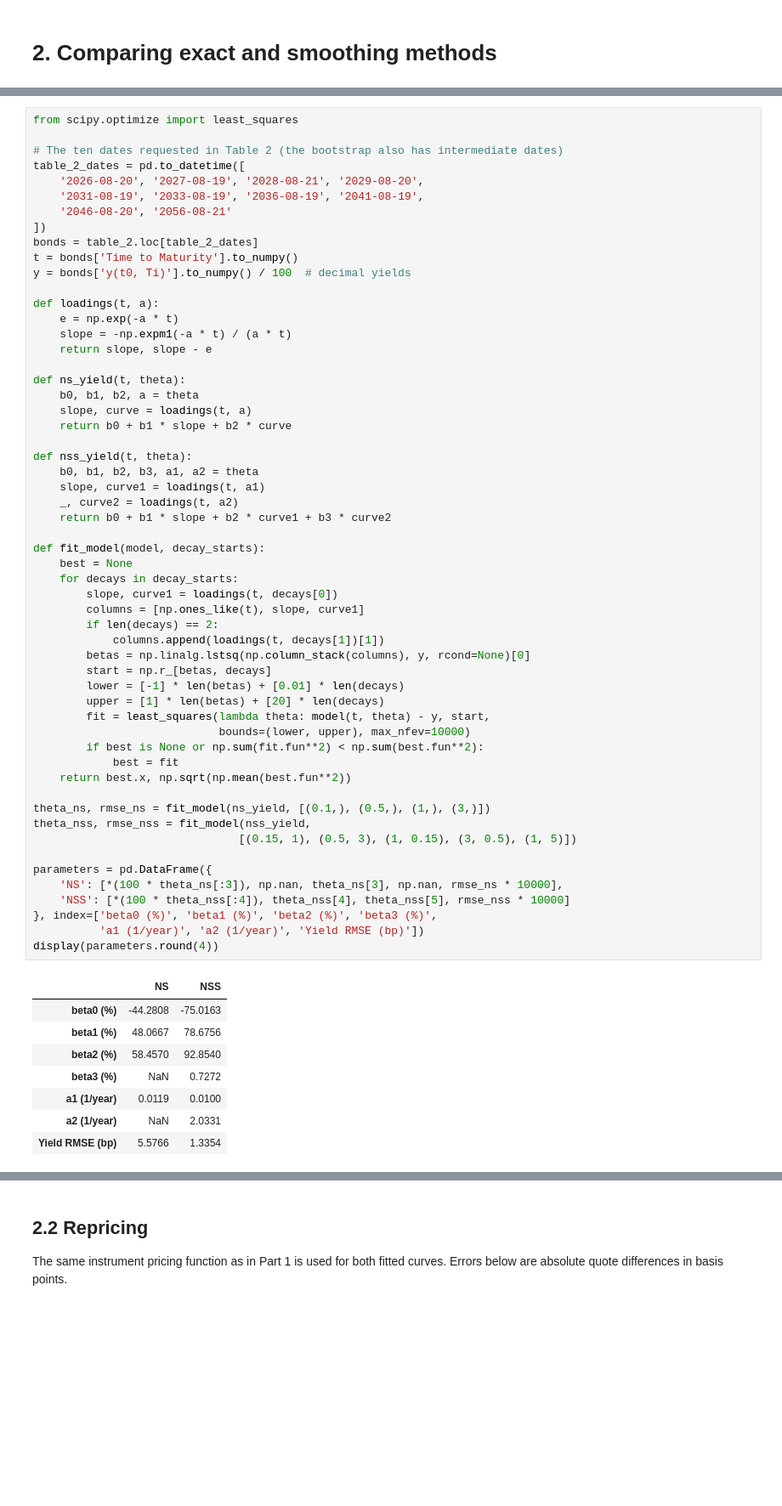
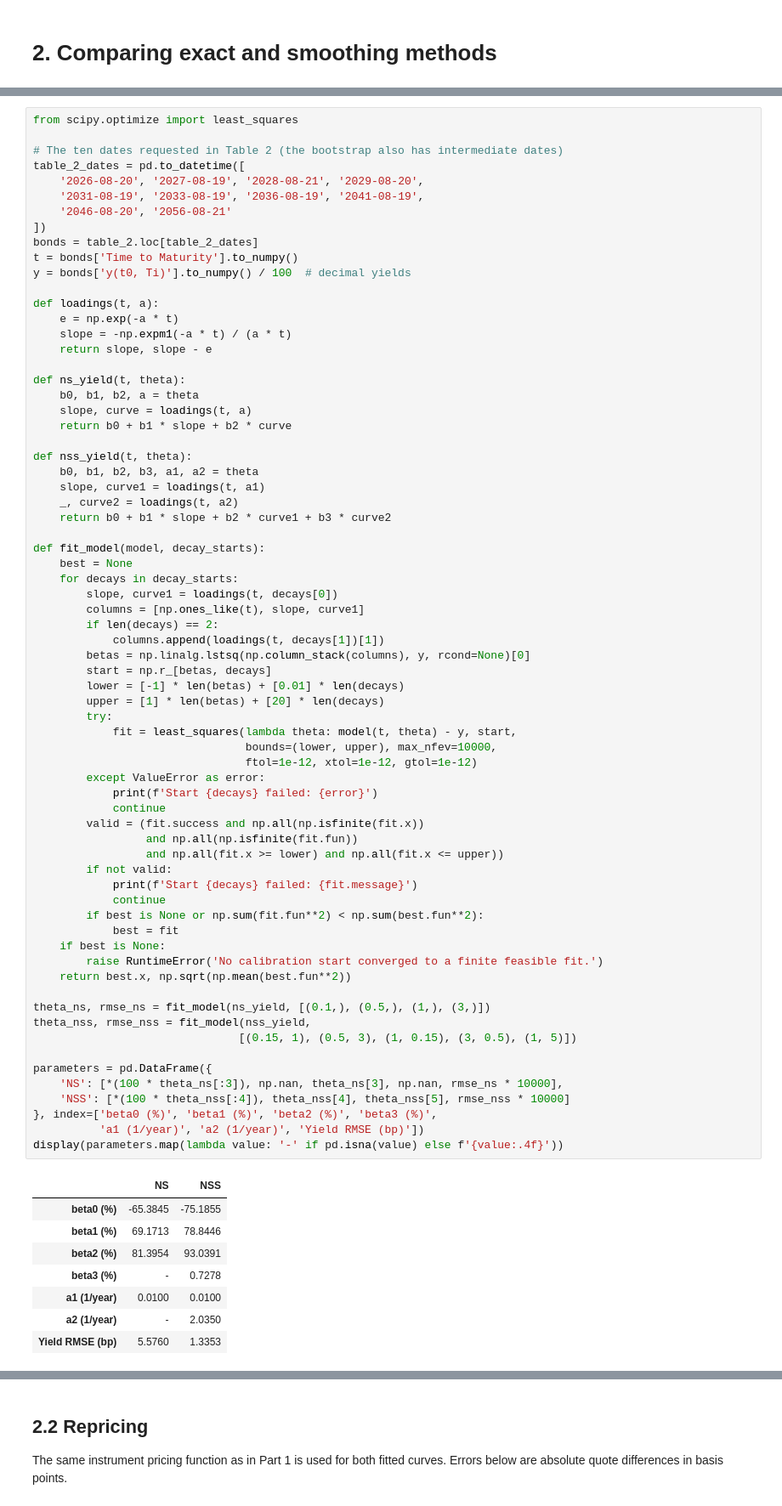
Before and after one commit to RomainFast121/IRCRM_project, a Jupyter notebook: project_2026.ipynb, the cells around one changed output, grey strips where cells are left out. Shown at 85% size. Cells and saved outputs as stored; diff of their text form; blank space fills up the shorter version.

```diff
--- a/project_2026.ipynb
+++ b/project_2026.ipynb
@@ -439,40 +439,53 @@ def nss_yield(t, theta):
     slope, curve1 = loadings(t, a1)
     _, curve2 = loadings(t, a2)
     return b0 + b1 * slope + b2 * curve1 + b3 * curve2
 
 def fit_model(model, decay_starts):
     best = None
     for decays in decay_starts:
         slope, curve1 = loadings(t, decays[0])
         columns = [np.ones_like(t), slope, curve1]
         if len(decays) == 2:
             columns.append(loadings(t, decays[1])[1])
         betas = np.linalg.lstsq(np.column_stack(columns), y, rcond=None)[0]
         start = np.r_[betas, decays]
         lower = [-1] * len(betas) + [0.01] * len(decays)
         upper = [1] * len(betas) + [20] * len(decays)
-        fit = least_squares(lambda theta: model(t, theta) - y, start,
-                            bounds=(lower, upper), max_nfev=10000)
+        try:
+            fit = least_squares(lambda theta: model(t, theta) - y, start,
+                                bounds=(lower, upper), max_nfev=10000,
+                                ftol=1e-12, xtol=1e-12, gtol=1e-12)
+        except ValueError as error:
+            print(f'Start {decays} failed: {error}')
+            continue
+        valid = (fit.success and np.all(np.isfinite(fit.x))
+                 and np.all(np.isfinite(fit.fun))
+                 and np.all(fit.x >= lower) and np.all(fit.x <= upper))
+        if not valid:
+            print(f'Start {decays} failed: {fit.message}')
+            continue
         if best is None or np.sum(fit.fun**2) < np.sum(best.fun**2):
             best = fit
+    if best is None:
+        raise RuntimeError('No calibration start converged to a finite feasible fit.')
     return best.x, np.sqrt(np.mean(best.fun**2))
 
 theta_ns, rmse_ns = fit_model(ns_yield, [(0.1,), (0.5,), (1,), (3,)])
 theta_nss, rmse_nss = fit_model(nss_yield,
                                [(0.15, 1), (0.5, 3), (1, 0.15), (3, 0.5), (1, 5)])
 
 parameters = pd.DataFrame({
     'NS': [*(100 * theta_ns[:3]), np.nan, theta_ns[3], np.nan, rmse_ns * 10000],
     'NSS': [*(100 * theta_nss[:4]), theta_nss[4], theta_nss[5], rmse_nss * 10000]
 }, index=['beta0 (%)', 'beta1 (%)', 'beta2 (%)', 'beta3 (%)',
           'a1 (1/year)', 'a2 (1/year)', 'Yield RMSE (bp)'])
-display(parameters.round(4))
+display(parameters.map(lambda value: '-' if pd.isna(value) else f'{value:.4f}'))
 # %% [output]
 |  | NS | NSS |
-| beta0 (%) | -44.2808 | -75.0163 |
-| beta1 (%) | 48.0667 | 78.6756 |
-| beta2 (%) | 58.4570 | 92.8540 |
-| beta3 (%) | NaN | 0.7272 |
-| a1 (1/year) | 0.0119 | 0.0100 |
-| a2 (1/year) | NaN | 2.0331 |
-| Yield RMSE (bp) | 5.5766 | 1.3354 |
+| beta0 (%) | -65.3845 | -75.1855 |
+| beta1 (%) | 69.1713 | 78.8446 |
+| beta2 (%) | 81.3954 | 93.0391 |
+| beta3 (%) | - | 0.7278 |
+| a1 (1/year) | 0.0100 | 0.0100 |
+| a2 (1/year) | - | 2.0350 |
+| Yield RMSE (bp) | 5.5760 | 1.3353 |
```
Also changed, not shown: parts of 7 cells of this notebook.
